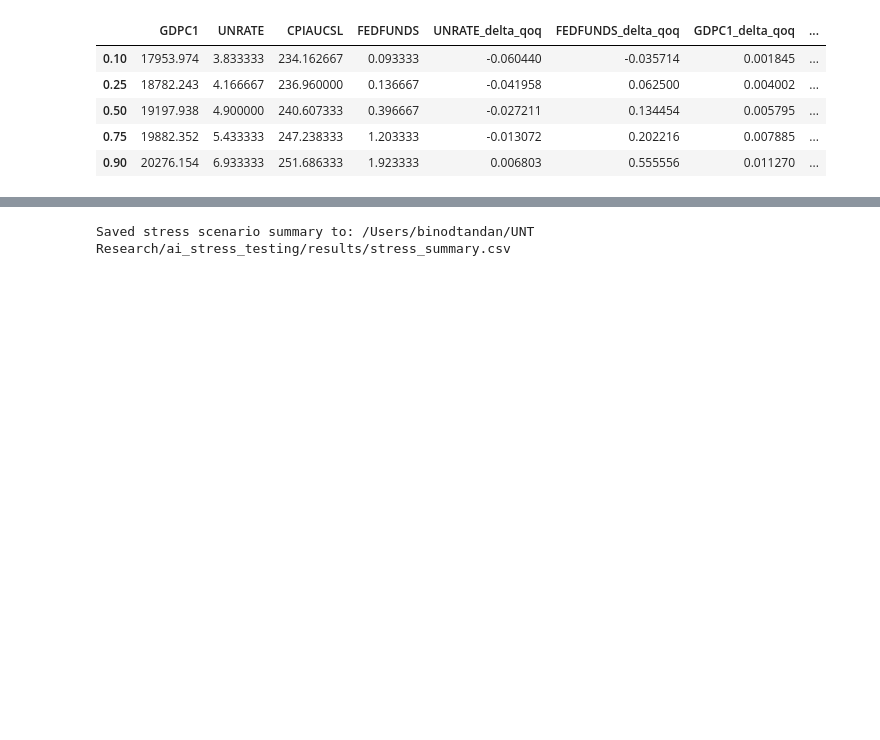
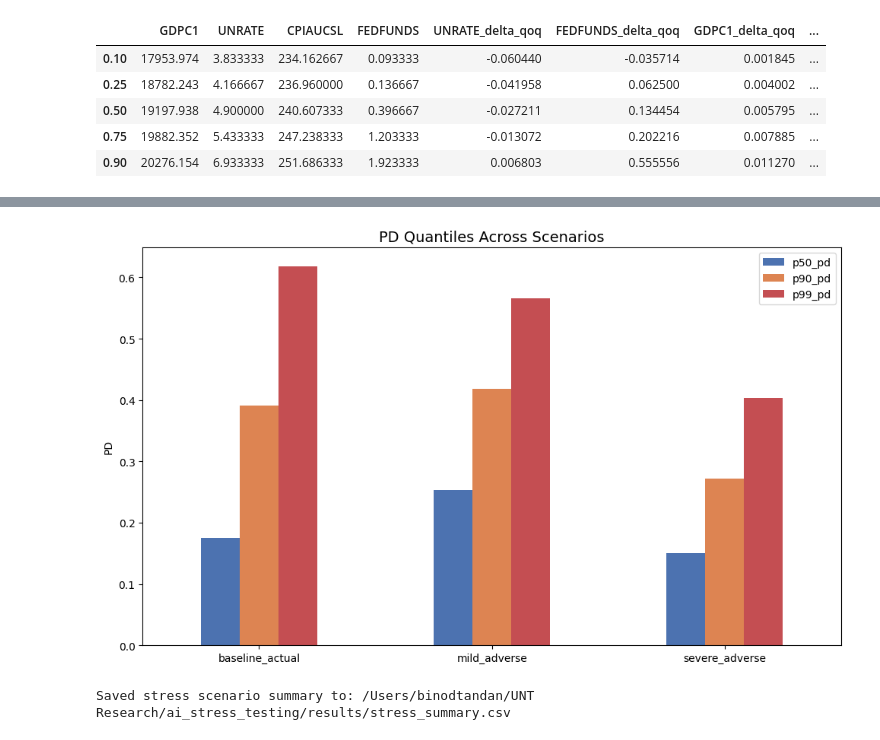
Before and after one commit to BinodTandan/Banking_Stress_Testing, a Jupyter notebook: notebooks/04_stress_testing.ipynb, the cells around one changed output, grey strips where cells are left out. Cells and saved outputs as stored; diff of their text form; code cells hidden in the pictures; blank space fills up the shorter version.

```diff
--- a/notebooks/04_stress_testing.ipynb
+++ b/notebooks/04_stress_testing.ipynb
@@ -217,3 +319,19 @@ stress_df
+# %%
+### Plot: PD Quantiles Comparison (50th, 90th, 99th)
+quantiles = stress_df[["scenario","p50_pd","p90_pd","p99_pd"]].set_index("scenario")
+
+quantiles.plot(kind="bar", figsize=(10,6),
+               color=["#4C72B0","#DD8452","#C44E52"])
+
+plt.title("PD Quantiles Across Scenarios", fontsize=14)
+plt.ylabel("PD")
+plt.xlabel("")
+plt.xticks(rotation=0)
+plt.tight_layout()
+plt.savefig(FIG_DIR / "Data_Driven_PD_Quantiles_Comparison.png", dpi=300, bbox_inches="tight")
+plt.show()
+# %% [output]
+[figure, added]
 # %%
 out_path = RES_DIR / "stress_summary.csv"
 stress_df.to_csv(out_path, index=False)
```
Also changed, not shown: parts of 34 cells of this notebook.
